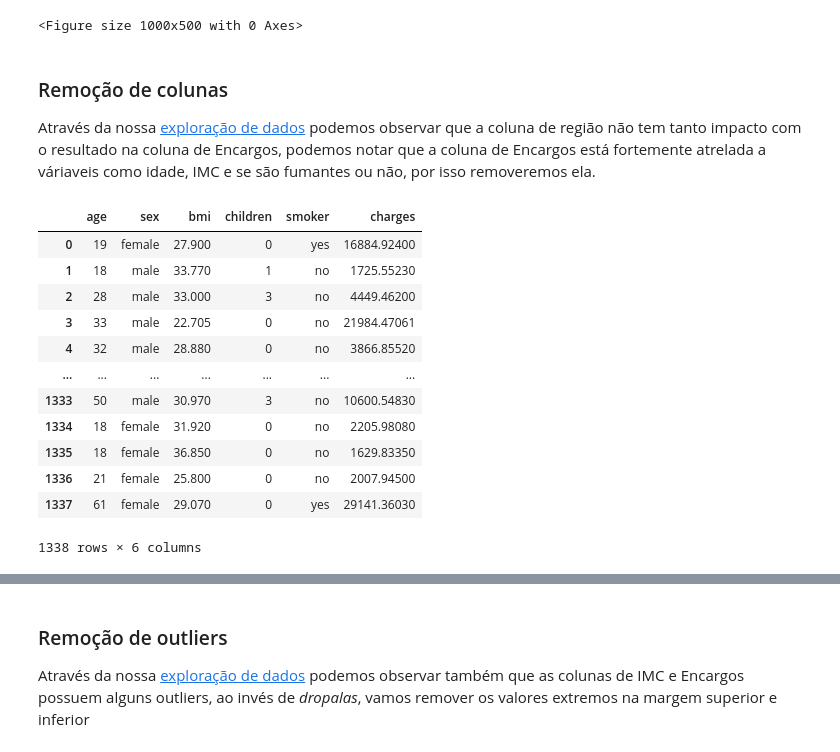
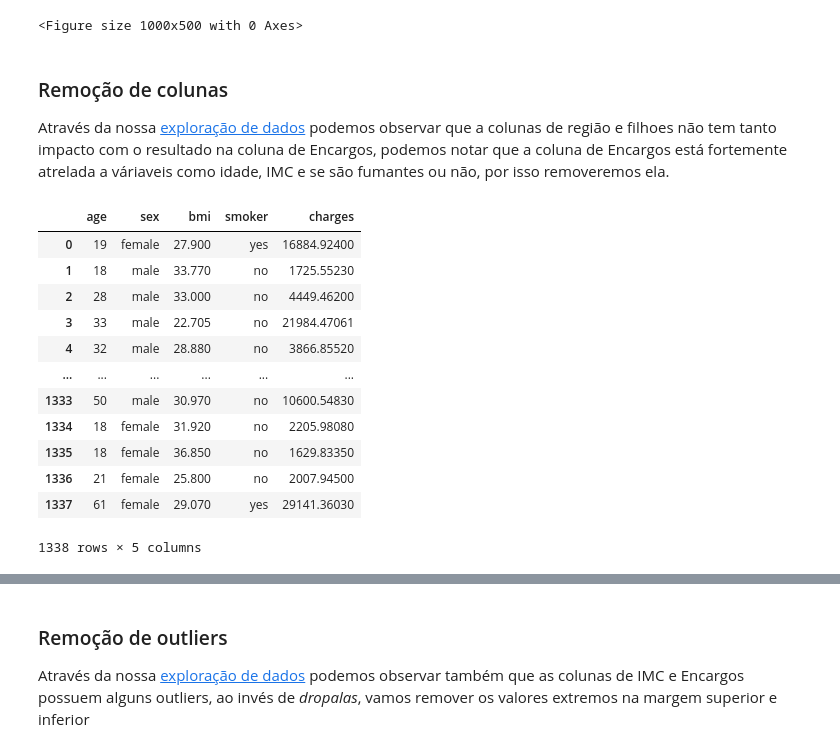
Before and after one commit to lucasfelipecdm/tech-challenge-fase-1, a Jupyter notebook: preprocessing/data_preprocessing.ipynb, the cells around one changed output, grey strips where cells are left out. Drawn from its saved outputs; the diff is of its cells as text; code cells hidden in the pictures.

```diff
--- a/preprocessing/data_preprocessing.ipynb
+++ b/preprocessing/data_preprocessing.ipynb
@@ -38,22 +38,22 @@ dataset.head(5)
 # %% [markdown]
 ### Remoção de colunas
 
-Através da nossa [exploração de dados](https://github.com/lucasfelipecdm/tech-challenge-fase-1/blob/develop/exploration/data_exploration.ipynb) podemos observar que a coluna de região não tem tanto impacto com o resultado na coluna de Encargos, podemos notar que a coluna de Encargos está fortemente atrelada a váriaveis como idade, IMC e se são fumantes ou não, por isso removeremos ela.
+Através da nossa [exploração de dados](https://github.com/lucasfelipecdm/tech-challenge-fase-1/blob/develop/exploration/data_exploration.ipynb) podemos observar que a colunas de região e filhoes não tem tanto impacto com o resultado na coluna de Encargos, podemos notar que a coluna de Encargos está fortemente atrelada a váriaveis como idade, IMC e se são fumantes ou não, por isso removeremos ela.
 # %%
 modified_dataset = dataset.copy()
-modified_dataset.drop(['region'], axis = 1, inplace = True)
+modified_dataset.drop(['region', 'children'], axis = 1, inplace = True)
 modified_dataset
 # %% [output]
-|  | age | sex | bmi | children | smoker | charges |
-| 0 | 19 | female | 27.900 | 0 | yes | 16884.92400 |
-| 1 | 18 | male | 33.770 | 1 | no | 1725.55230 |
-| 2 | 28 | male | 33.000 | 3 | no | 4449.46200 |
-| 3 | 33 | male | 22.705 | 0 | no | 21984.47061 |
-| 4 | 32 | male | 28.880 | 0 | no | 3866.85520 |
-| ... | ... | ... | ... | ... | ... | ... |
-| 1333 | 50 | male | 30.970 | 3 | no | 10600.54830 |
-| 1334 | 18 | female | 31.920 | 0 | no | 2205.98080 |
-| 1335 | 18 | female | 36.850 | 0 | no | 1629.83350 |
-| 1336 | 21 | female | 25.800 | 0 | no | 2007.94500 |
-| 1337 | 61 | female | 29.070 | 0 | yes | 29141.36030 |
+|  | age | sex | bmi | smoker | charges |
+| 0 | 19 | female | 27.900 | yes | 16884.92400 |
+| 1 | 18 | male | 33.770 | no | 1725.55230 |
+| 2 | 28 | male | 33.000 | no | 4449.46200 |
+| 3 | 33 | male | 22.705 | no | 21984.47061 |
+| 4 | 32 | male | 28.880 | no | 3866.85520 |
+| ... | ... | ... | ... | ... | ... |
+| 1333 | 50 | male | 30.970 | no | 10600.54830 |
+| 1334 | 18 | female | 31.920 | no | 2205.98080 |
+| 1335 | 18 | female | 36.850 | no | 1629.83350 |
+| 1336 | 21 | female | 25.800 | no | 2007.94500 |
+| 1337 | 61 | female | 29.070 | yes | 29141.36030 |
-1338 rows × 6 columns
+1338 rows × 5 columns
```
Also changed, not shown: parts of 20 cells of this notebook.
